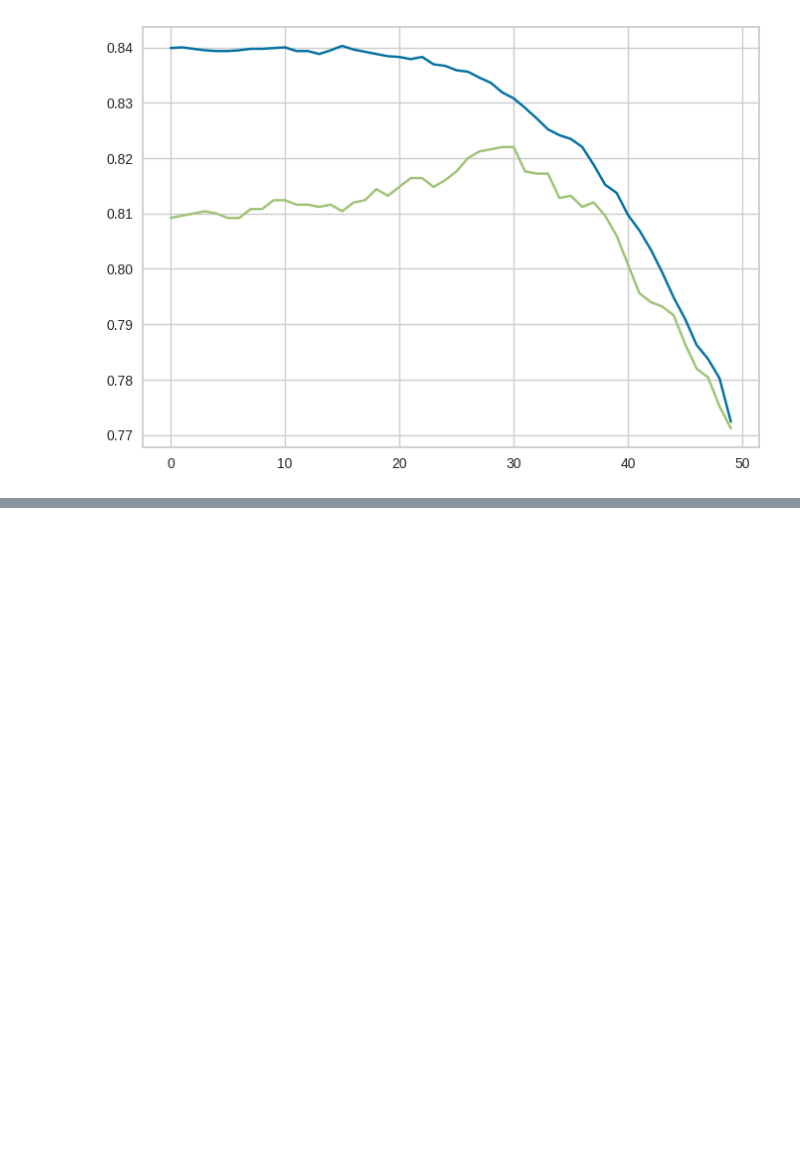
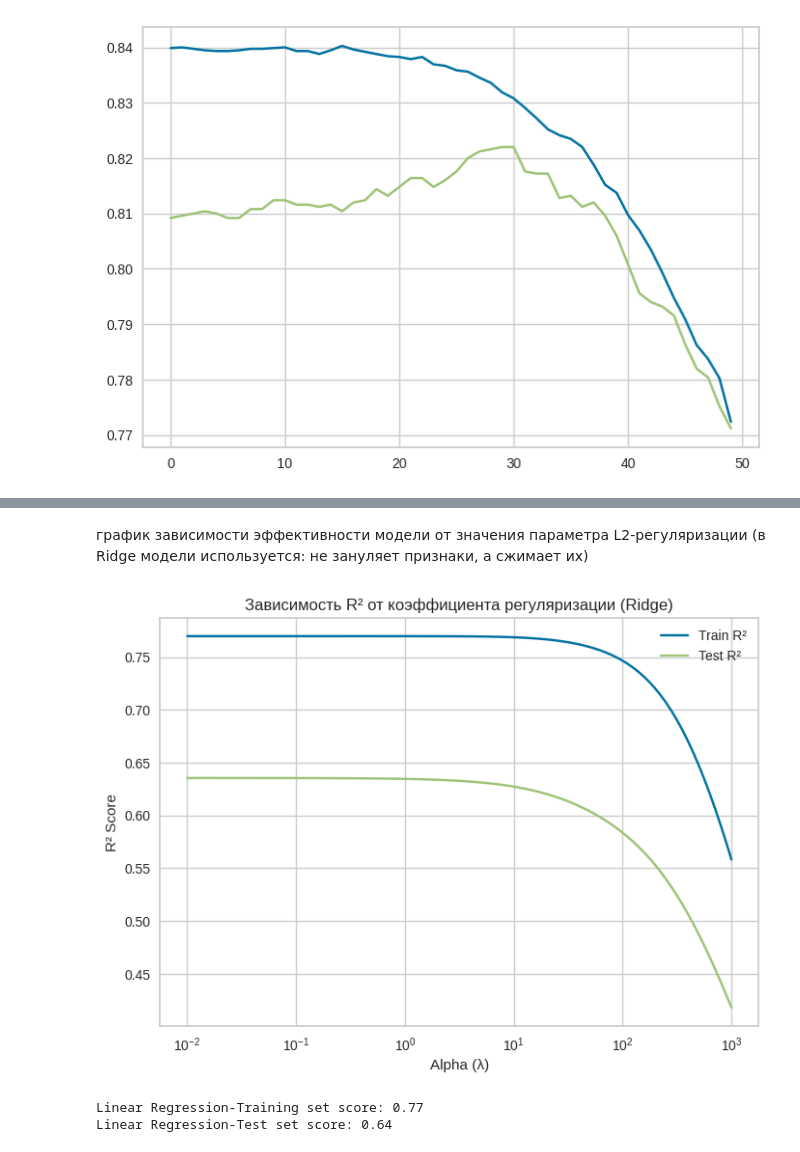
Before and after one commit to woodwyyn/ML, a Jupyter notebook: ML4_4.ipynb, the cells around one changed output, grey strips where cells are left out. Cells and saved outputs as stored; diff of their text form; code cells hidden in the pictures; blank space fills up the shorter version.

```diff
--- a/ML4_4.ipynb
+++ b/ML4_4.ipynb
@@ -66,0 +190,32 @@ plt.plot(tests)
+# %% [markdown]
+график зависимости эффективности модели от значения параметра L2-регуляризации (в Ridge модели используется: не зануляет признаки, а сжимает их)
+# %%
+trains = []
+tests = []
+alphas = np.logspace(-2, 3, 100)
+
+for alpha in alphas:
+    ridge = Ridge(alpha=alpha)
+    ridge.fit(X_train, y_train)
+    trains.append(ridge.score(X_train, y_train))
+    tests.append(ridge.score(X_test, y_test))
+
+plt.plot(alphas, trains, label="Train R²")
+plt.plot(alphas, tests, label="Test R²")
+plt.xscale('log')
+plt.xlabel('Alpha (λ)')
+plt.ylabel('R² Score')
+plt.title('Зависимость R² от коэффициента регуляризации (Ridge)')
+plt.legend()
+plt.grid(True)
+plt.show()
+# %% [output]
+[figure, added]
+# %%
+lr = Ridge(alpha=0.18).fit(X_train, y_train)
+
+print(f"Linear Regression-Training set score: {lr.score(X_train, y_train):.2f}")
+print(f"Linear Regression-Test set score: {lr.score(X_test, y_test):.2f}")
+# %% [output]
+Linear Regression-Training set score: 0.77
+Linear Regression-Test set score: 0.64
```
Also changed, not shown: parts of 73 cells of this notebook.
